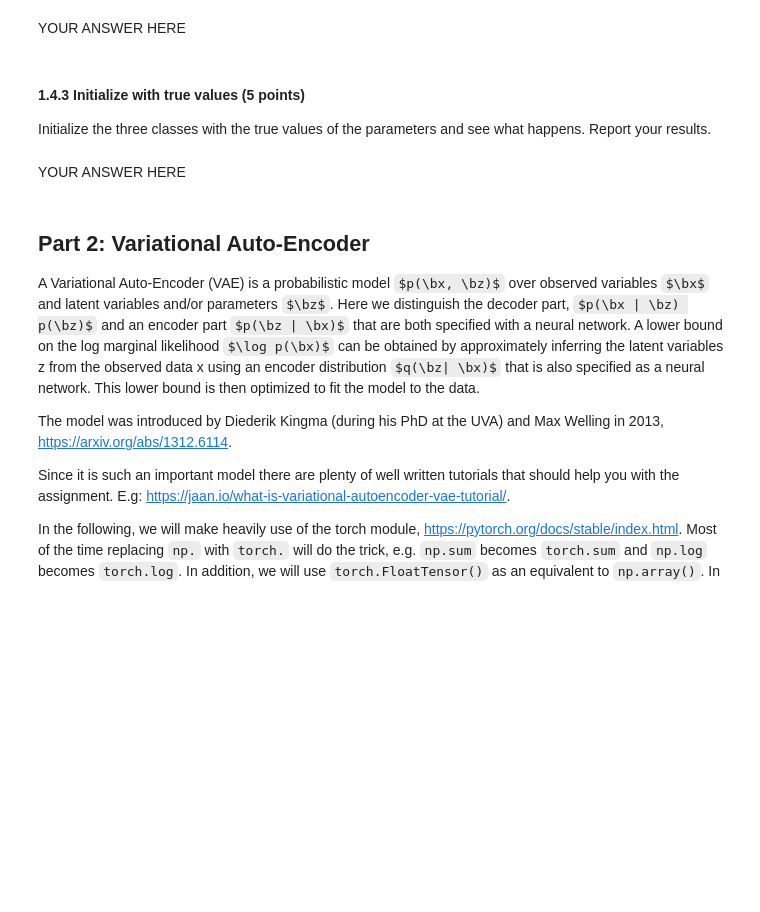
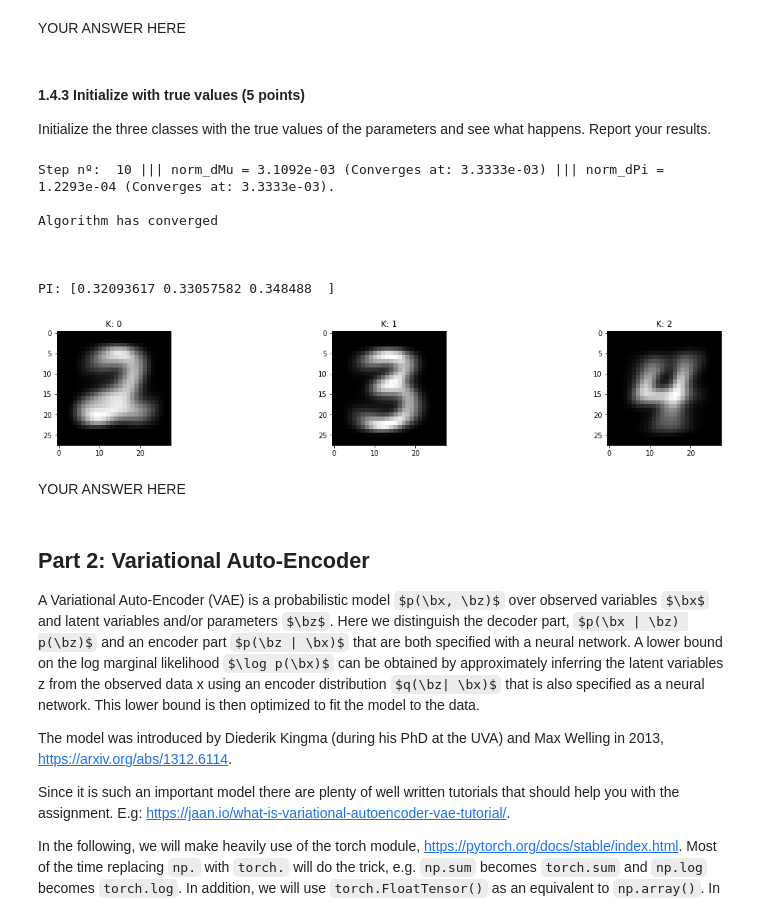
Before and after one commit to Nuno-Mota/Machine-Learning-2, a Jupyter notebook: Lab 3/lab3(1).ipynb, the cells around one changed output. Saved outputs shown, nothing was run; the diff lists cells and outputs as text; code cells hidden in the pictures; some formulas as TeX source; blank space fills up the shorter version.

```diff
--- a/Lab 3/lab3(1).ipynb
+++ b/Lab 3/lab3(1).ipynb
@@ -247,3 +295,41 @@ raise NotImplementedError()
+# %%
+num_classes = 3
+
+pi = []
+mu = []
+digit_indices = []
+for i in range(2, 5):
+    digit_indices = np.array(np.where(train_labels == i)[0])
+    pi.append(digit_indices.shape[0])
+    mu.append(np.mean(bin_train_data[digit_indices], axis=0))
+
+pi = np.array(pi)
+pi = pi/np.sum(pi)
+mu = np.array(mu)
+
+
+mu, pi = EM(bin_train_data_234, 3, 25, mu, pi)
+
+
+print("\n\n\nPI: " + str(pi))
+
+plt.subplots(1, 3,figsize=(20,3))
+for i in range (2, 5):
+
+    plt.subplot(1,3, i-1)
+    plt.imshow(np.reshape(mu[i-2], (28, 28)), cmap='gray')
+    plt.title("K: " + str(i-2))
+
+plt.show()
+# %% [output]
+Step nº:  10 ||| norm_dMu = 3.1092e-03 (Converges at: 3.3333e-03) ||| norm_dPi = 1.2293e-04 (Converges at: 3.3333e-03).
+
+Algorithm has converged
+
+
+
+PI: [0.32093617 0.33057582 0.348488  ]
+[figure, added]
 # %% [markdown]
 YOUR ANSWER HERE
 # %% [markdown]
```
Also changed, not shown: parts of 22 cells of this notebook.
